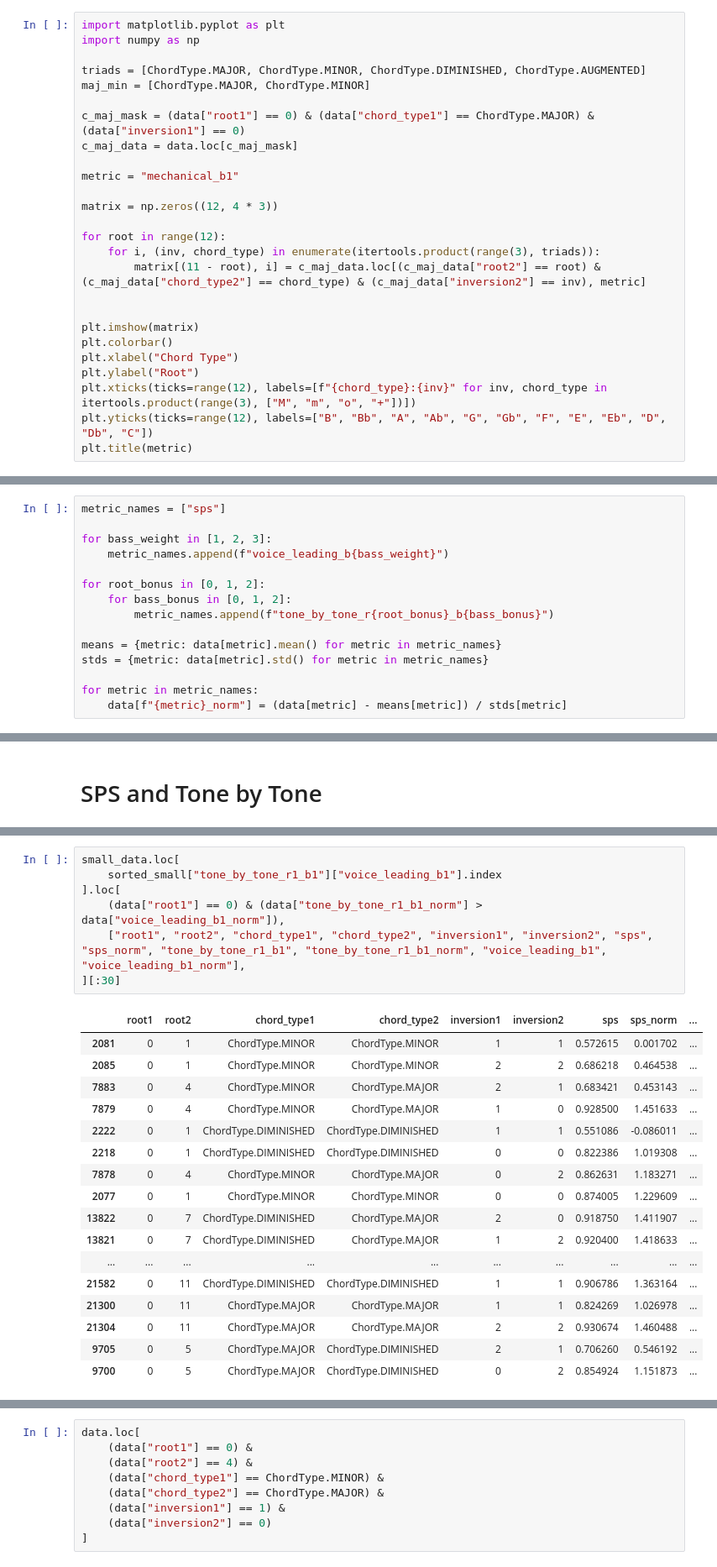
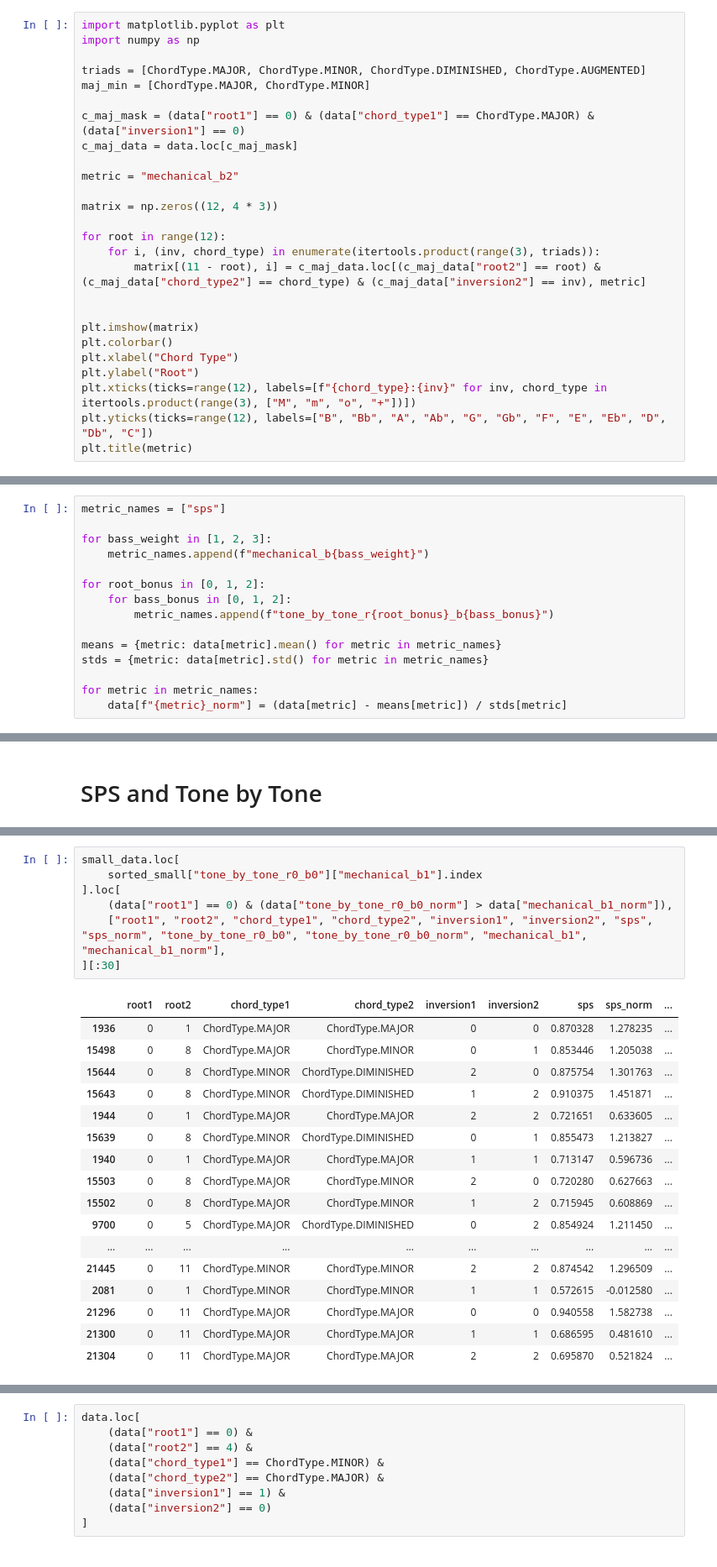
Before and after one commit to DCMLab/chord-eval, a Jupyter notebook: Scratch.ipynb, the cells around one changed output, grey strips where cells are left out. Shown at 84% size. Saved outputs shown, nothing was run; the diff lists cells and outputs as text.

```diff
--- a/Scratch.ipynb
+++ b/Scratch.ipynb
@@ -215,7 +215,7 @@ maj_min = [ChordType.MAJOR, ChordType.MINOR]
 c_maj_mask = (data["root1"] == 0) & (data["chord_type1"] == ChordType.MAJOR) & (data["inversion1"] == 0)
 c_maj_data = data.loc[c_maj_mask]
 
-metric = "mechanical_b1"
+metric = "mechanical_b2"
 
 matrix = np.zeros((12, 4 * 3))
 
@@ -240,7 +240,7 @@ Text(0.5, 1.0, 'mechanical_b1')
 metric_names = ["sps"]
 
 for bass_weight in [1, 2, 3]:
-    metric_names.append(f"voice_leading_b{bass_weight}")
+    metric_names.append(f"mechanical_b{bass_weight}")
 
 for root_bonus in [0, 1, 2]:
     for bass_bonus in [0, 1, 2]:
@@ -439,27 +431,27 @@ small_data.loc[
 # %%
 small_data.loc[
-    sorted_small["tone_by_tone_r1_b1"]["voice_leading_b1"].index
+    sorted_small["tone_by_tone_r0_b0"]["mechanical_b1"].index
 ].loc[
-    (data["root1"] == 0) & (data["tone_by_tone_r1_b1_norm"] > data["voice_leading_b1_norm"]),
-    ["root1", "root2", "chord_type1", "chord_type2", "inversion1", "inversion2", "sps", "sps_norm", "tone_by_tone_r1_b1", "tone_by_tone_r1_b1_norm", "voice_leading_b1", "voice_leading_b1_norm"],
+    (data["root1"] == 0) & (data["tone_by_tone_r0_b0_norm"] > data["mechanical_b1_norm"]),
+    ["root1", "root2", "chord_type1", "chord_type2", "inversion1", "inversion2", "sps", "sps_norm", "tone_by_tone_r0_b0", "tone_by_tone_r0_b0_norm", "mechanical_b1", "mechanical_b1_norm"],
 ][:30]
 # %% [output]
 |  | root1 | root2 | chord_type1 | chord_type2 | inversion1 | inversion2 | sps | sps_norm | ... |
-| 2081 | 0 | 1 | ChordType.MINOR | ChordType.MINOR | 1 | 1 | 0.572615 | 0.001702 | ... |
-| 2085 | 0 | 1 | ChordType.MINOR | ChordType.MINOR | 2 | 2 | 0.686218 | 0.464538 | ... |
-| 7883 | 0 | 4 | ChordType.MINOR | ChordType.MAJOR | 2 | 1 | 0.683421 | 0.453143 | ... |
-| 7879 | 0 | 4 | ChordType.MINOR | ChordType.MAJOR | 1 | 0 | 0.928500 | 1.451633 | ... |
-| 2222 | 0 | 1 | ChordType.DIMINISHED | ChordType.DIMINISHED | 1 | 1 | 0.551086 | -0.086011 | ... |
-| 2218 | 0 | 1 | ChordType.DIMINISHED | ChordType.DIMINISHED | 0 | 0 | 0.822386 | 1.019308 | ... |
-| 7878 | 0 | 4 | ChordType.MINOR | ChordType.MAJOR | 0 | 2 | 0.862631 | 1.183271 | ... |
-| 2077 | 0 | 1 | ChordType.MINOR | ChordType.MINOR | 0 | 0 | 0.874005 | 1.229609 | ... |
-| 13822 | 0 | 7 | ChordType.DIMINISHED | ChordType.MAJOR | 2 | 0 | 0.918750 | 1.411907 | ... |
-| 13821 | 0 | 7 | ChordType.DIMINISHED | ChordType.MAJOR | 1 | 2 | 0.920400 | 1.418633 | ... |
+| 1936 | 0 | 1 | ChordType.MAJOR | ChordType.MAJOR | 0 | 0 | 0.870328 | 1.278235 | ... |
+| 15498 | 0 | 8 | ChordType.MAJOR | ChordType.MINOR | 0 | 1 | 0.853446 | 1.205038 | ... |
+| 15644 | 0 | 8 | ChordType.MINOR | ChordType.DIMINISHED | 2 | 0 | 0.875754 | 1.301763 | ... |
+| 15643 | 0 | 8 | ChordType.MINOR | ChordType.DIMINISHED | 1 | 2 | 0.910375 | 1.451871 | ... |
+| 1944 | 0 | 1 | ChordType.MAJOR | ChordType.MAJOR | 2 | 2 | 0.721651 | 0.633605 | ... |
+| 15639 | 0 | 8 | ChordType.MINOR | ChordType.DIMINISHED | 0 | 1 | 0.855473 | 1.213827 | ... |
+| 1940 | 0 | 1 | ChordType.MAJOR | ChordType.MAJOR | 1 | 1 | 0.713147 | 0.596736 | ... |
+| 15503 | 0 | 8 | ChordType.MAJOR | ChordType.MINOR | 2 | 0 | 0.720280 | 0.627663 | ... |
+| 15502 | 0 | 8 | ChordType.MAJOR | ChordType.MINOR | 1 | 2 | 0.715945 | 0.608869 | ... |
+| 9700 | 0 | 5 | ChordType.MAJOR | ChordType.DIMINISHED | 0 | 2 | 0.854924 | 1.211450 | ... |
 | ... | ... | ... | ... | ... | ... | ... | ... | ... | ... |
-| 21582 | 0 | 11 | ChordType.DIMINISHED | ChordType.DIMINISHED | 1 | 1 | 0.906786 | 1.363164 | ... |
-| 21300 | 0 | 11 | ChordType.MAJOR | ChordType.MAJOR | 1 | 1 | 0.824269 | 1.026978 | ... |
-| 21304 | 0 | 11 | ChordType.MAJOR | ChordType.MAJOR | 2 | 2 | 0.930674 | 1.460488 | ... |
-| 9705 | 0 | 5 | ChordType.MAJOR | ChordType.DIMINISHED | 2 | 1 | 0.706260 | 0.546192 | ... |
-| 9700 | 0 | 5 | ChordType.MAJOR | ChordType.DIMINISHED | 0 | 2 | 0.854924 | 1.151873 | ... |
+| 21445 | 0 | 11 | ChordType.MINOR | ChordType.MINOR | 2 | 2 | 0.874542 | 1.296509 | ... |
+| 2081 | 0 | 1 | ChordType.MINOR | ChordType.MINOR | 1 | 1 | 0.572615 | -0.012580 | ... |
+| 21296 | 0 | 11 | ChordType.MAJOR | ChordType.MAJOR | 0 | 0 | 0.940558 | 1.582738 | ... |
+| 21300 | 0 | 11 | ChordType.MAJOR | ChordType.MAJOR | 1 | 1 | 0.686595 | 0.481610 | ... |
+| 21304 | 0 | 11 | ChordType.MAJOR | ChordType.MAJOR | 2 | 2 | 0.695870 | 0.521824 | ... |
 # %%
 small_data.loc[
```
Also changed, not shown: parts of 11 cells of this notebook, 2 other files.
